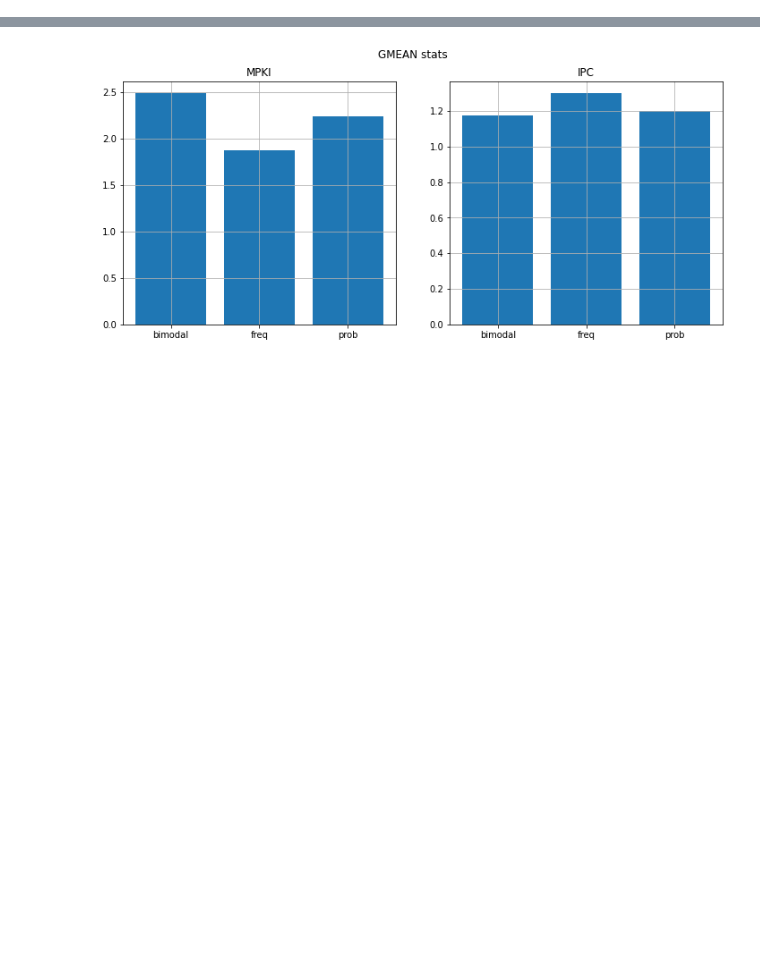
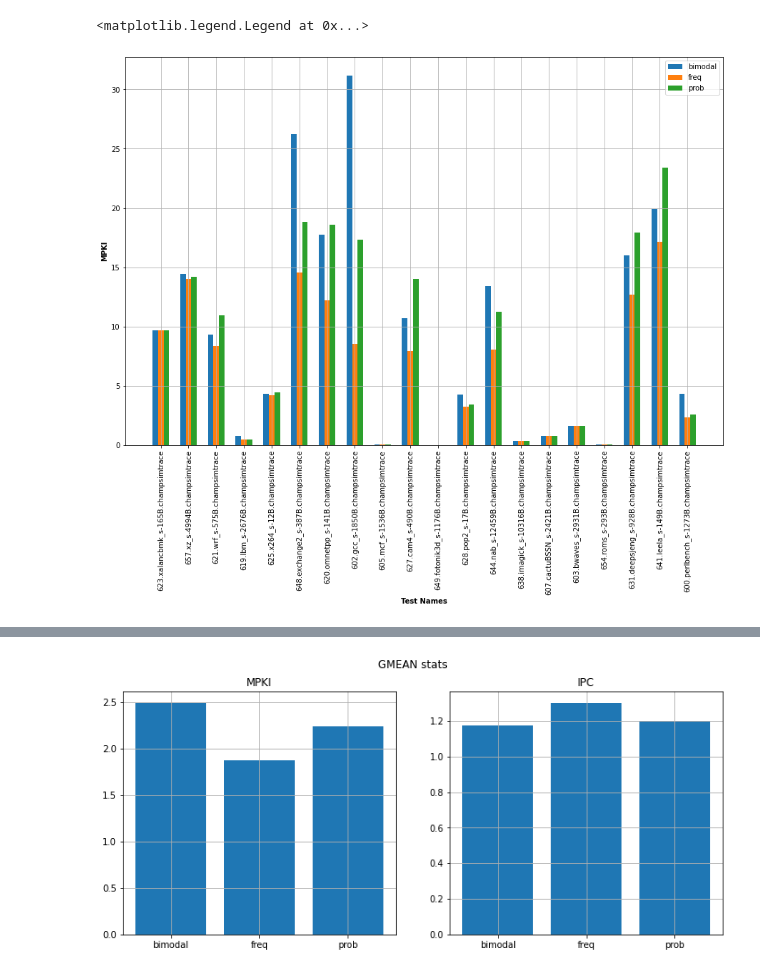
Before and after one commit to derzhavin3016/uArchCourse, a Jupyter notebook: dpc-3/task1.ipynb, the cells around one changed output, grey strips where cells are left out. Drawn from its saved outputs; the diff is of its cells as text; code cells hidden in the pictures; blank space fills up the shorter version.

```diff
--- a/dpc-3/task1.ipynb
+++ b/dpc-3/task1.ipynb
@@ -58,0 +64,45 @@ ipcs = dict(zip(stats, map(lambda s: s.ipc, stats.values())))
+# %%
+
+mpki_stats = dict(
+    zip(
+        stats,
+        map(
+            lambda v: dict(
+                zip(v.stats, map(lambda x: x.mpki, v.stats.values()))
+            ),
+            stats.values(),
+        ),
+    )
+)
+ipc_stats = dict(
+    zip(
+        stats,
+        map(
+            lambda v: dict(
+                zip(v.stats, map(lambda x: x.ipc, v.stats.values()))
+            ),
+            stats.values(),
+        ),
+    )
+)
+bar_w = 0.2
+plt.figure(figsize=[15, 10])
+for i, (pred, data) in enumerate(mpki_stats.items()):
+    plt.bar(
+        [r + bar_w * i for r in range(20)],
+        data.values(),
+        label=pred,
+        width=bar_w,
+    )
+plt.xlabel("Test Names", fontweight="bold")
+plt.ylabel("MPKI", fontweight="bold")
+plt.xticks(
+    [r + bar_w for r in range(20)],
+    list(mpki_stats.values())[0].keys(),
+    rotation=90,
+)
+plt.grid()
+plt.legend()
+# %% [output]
+<matplotlib.legend.Legend at 0x...>
+[figure, added]
```
Also changed, not shown: parts of 9 cells of this notebook, 3 other files.
